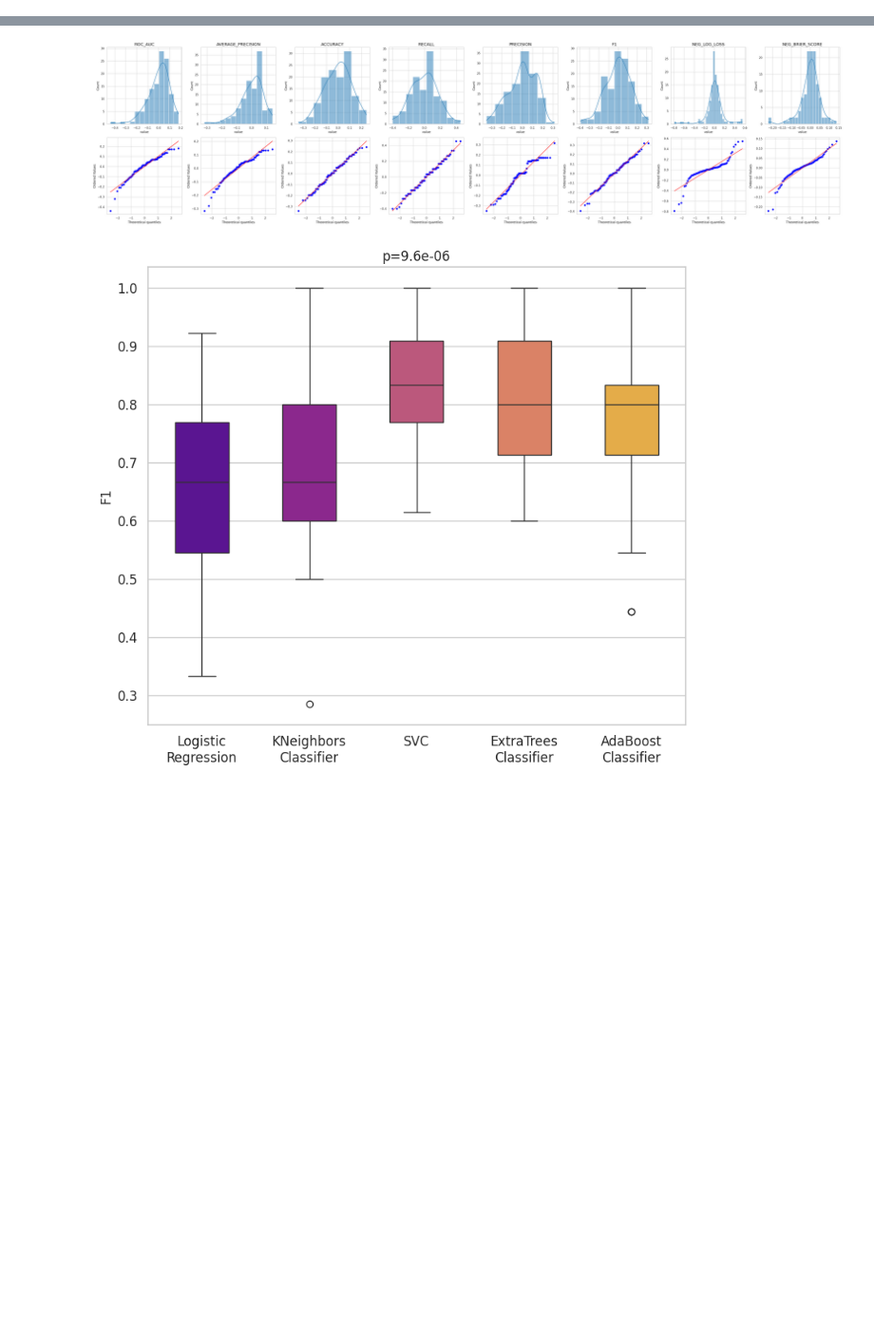
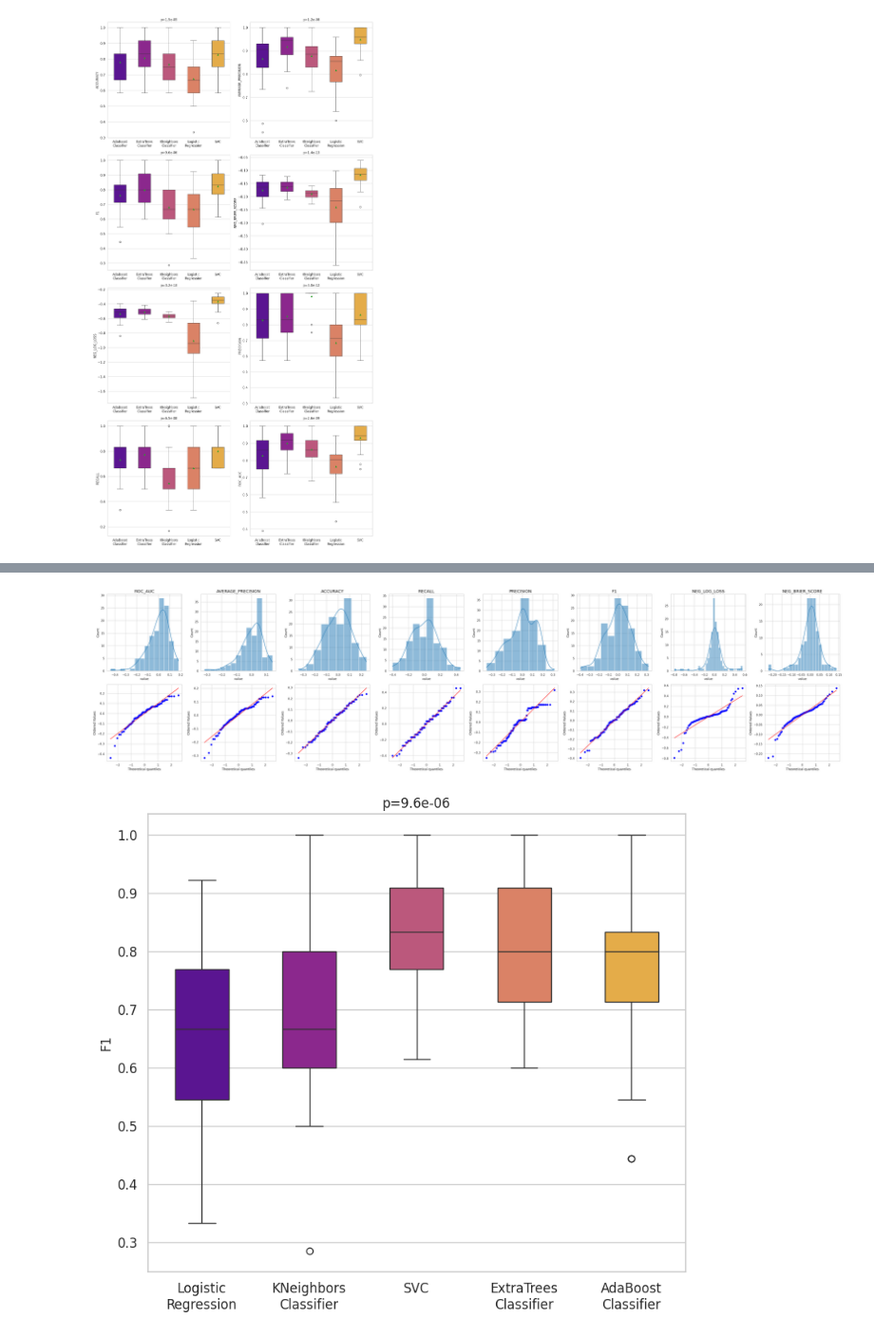
Before and after one commit to Medicine-Artificial-Intelligence/ProQSAR, a Jupyter notebook: check_code.ipynb, the cells around one changed output, grey strips where cells are left out. Shown at 95% size. Cells and saved outputs as stored; diff of their text form; code cells hidden in the pictures; blank space fills up the shorter version.

```diff
--- a/check_code.ipynb
+++ b/check_code.ipynb
@@ -82,0 +126,4 @@ TypeError: StatisticalAnalysis.extract_scoring_dfs() missing 1 required position
+# %%
+StatisticalAnalysis.test(report_df=cv_result, showmeans=True)
+# %% [output]
+[figure, added]
```
Also changed, not shown: parts of 11 cells of this notebook, 5 other files.
